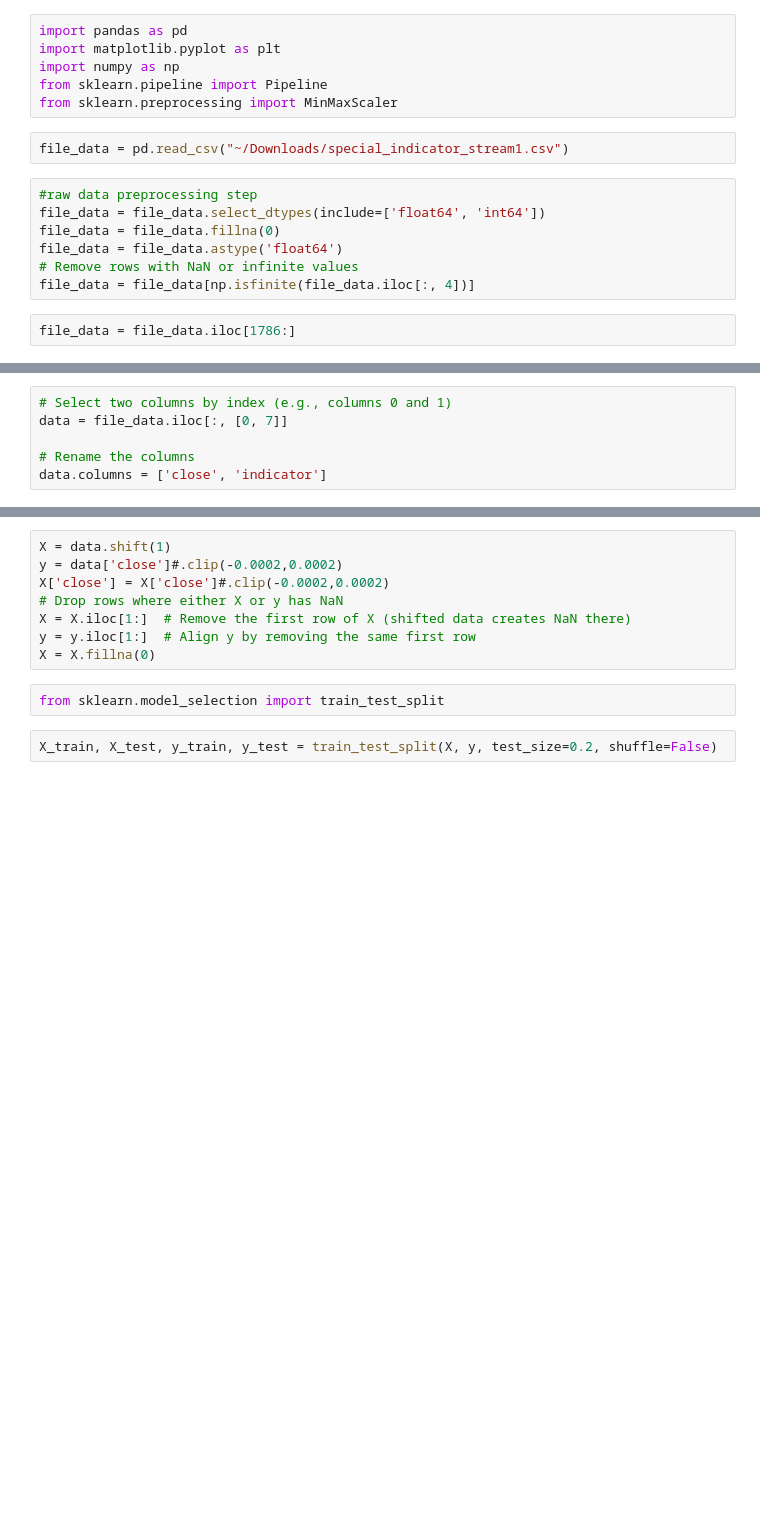
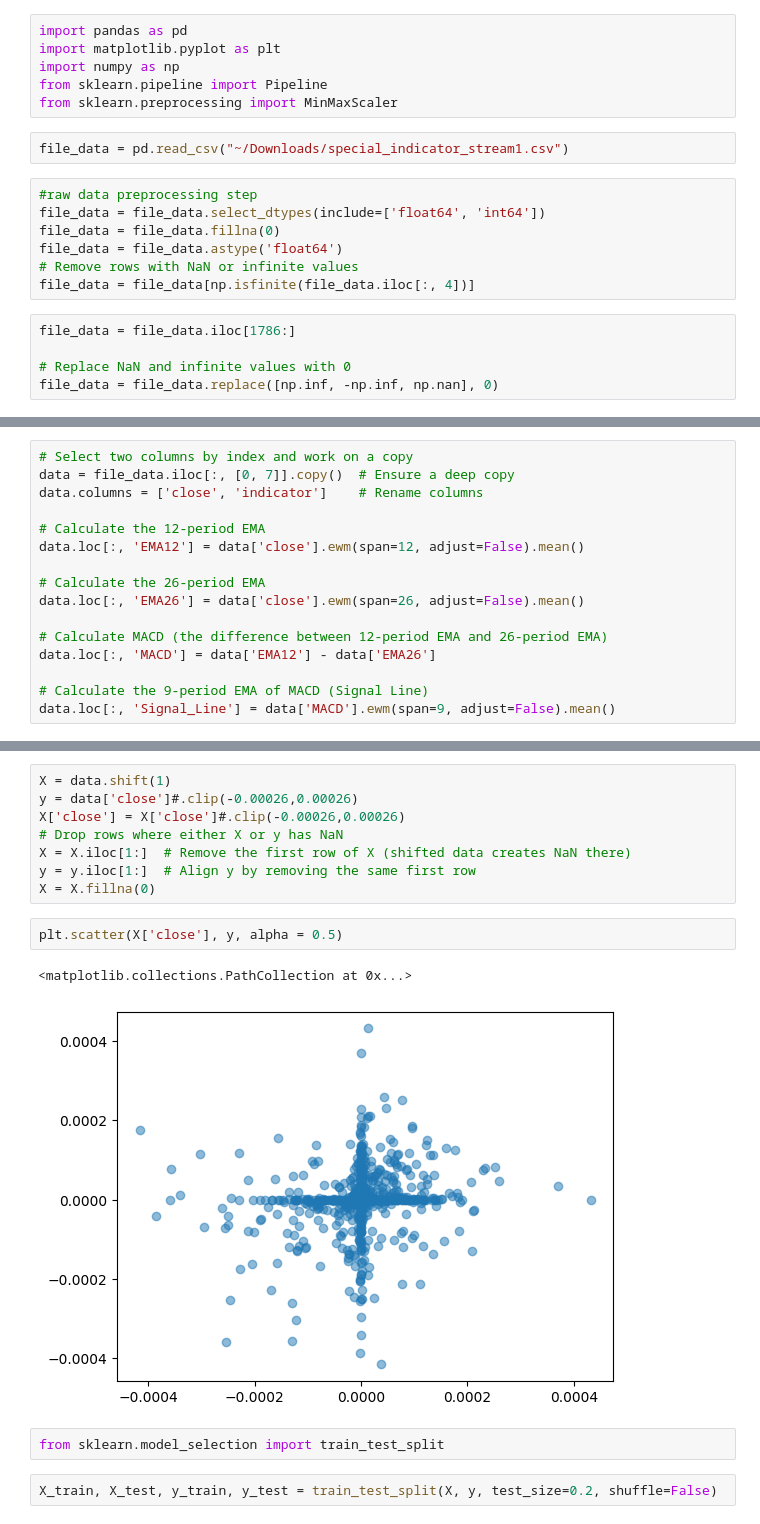
Before and after one commit to spockiash/DataAnalysis, a Jupyter notebook: Notebooks/StockDataPrep/SpecialIndicatorAnalysis.ipynb, the cells around one changed output, grey strips where cells are left out. Drawn from its saved outputs; the diff is of its cells as text; blank space fills up the shorter version.

```diff
--- a/Notebooks/StockDataPrep/SpecialIndicatorAnalysis.ipynb
+++ b/Notebooks/StockDataPrep/SpecialIndicatorAnalysis.ipynb
@@ -15,3 +15,6 @@ file_data = file_data.astype('float64')
 file_data = file_data[np.isfinite(file_data.iloc[:, 4])]
 # %%
 file_data = file_data.iloc[1786:]
+
+# Replace NaN and infinite values with 0
+file_data = file_data.replace([np.inf, -np.inf, np.nan], 0)
@@ -18,6 +30,16 @@ file_data = file_data.iloc[1786:]
 # %%
-# Select two columns by index (e.g., columns 0 and 1)
-data = file_data.iloc[:, [0, 7]]
+# Select two columns by index and work on a copy
+data = file_data.iloc[:, [0, 7]].copy()  # Ensure a deep copy
+data.columns = ['close', 'indicator']    # Rename columns
 
-# Rename the columns
-data.columns = ['close', 'indicator']
+# Calculate the 12-period EMA
+data.loc[:, 'EMA12'] = data['close'].ewm(span=12, adjust=False).mean()
+
+# Calculate the 26-period EMA
+data.loc[:, 'EMA26'] = data['close'].ewm(span=26, adjust=False).mean()
+
+# Calculate MACD (the difference between 12-period EMA and 26-period EMA)
+data.loc[:, 'MACD'] = data['EMA12'] - data['EMA26']
+
+# Calculate the 9-period EMA of MACD (Signal Line)
+data.loc[:, 'Signal_Line'] = data['MACD'].ewm(span=9, adjust=False).mean()
@@ -35,11 +71,16 @@ See the caveats in the documentation: https://pandas.pydata.org/pandas-docs/stab
 # %%
 X = data.shift(1)
-y = data['close']#.clip(-0.0002,0.0002)
-X['close'] = X['close']#.clip(-0.0002,0.0002)
+y = data['close']#.clip(-0.00026,0.00026)
+X['close'] = X['close']#.clip(-0.00026,0.00026)
 # Drop rows where either X or y has NaN
 X = X.iloc[1:]  # Remove the first row of X (shifted data creates NaN there)
 y = y.iloc[1:]  # Align y by removing the same first row
 X = X.fillna(0)
+# %%
+plt.scatter(X['close'], y, alpha = 0.5)
+# %% [output]
+<matplotlib.collections.PathCollection at 0x...>
+[figure, added]
 # %%
 from sklearn.model_selection import train_test_split
 # %%
```
Also changed, not shown: parts of 12 cells of this notebook, 1 other file.
